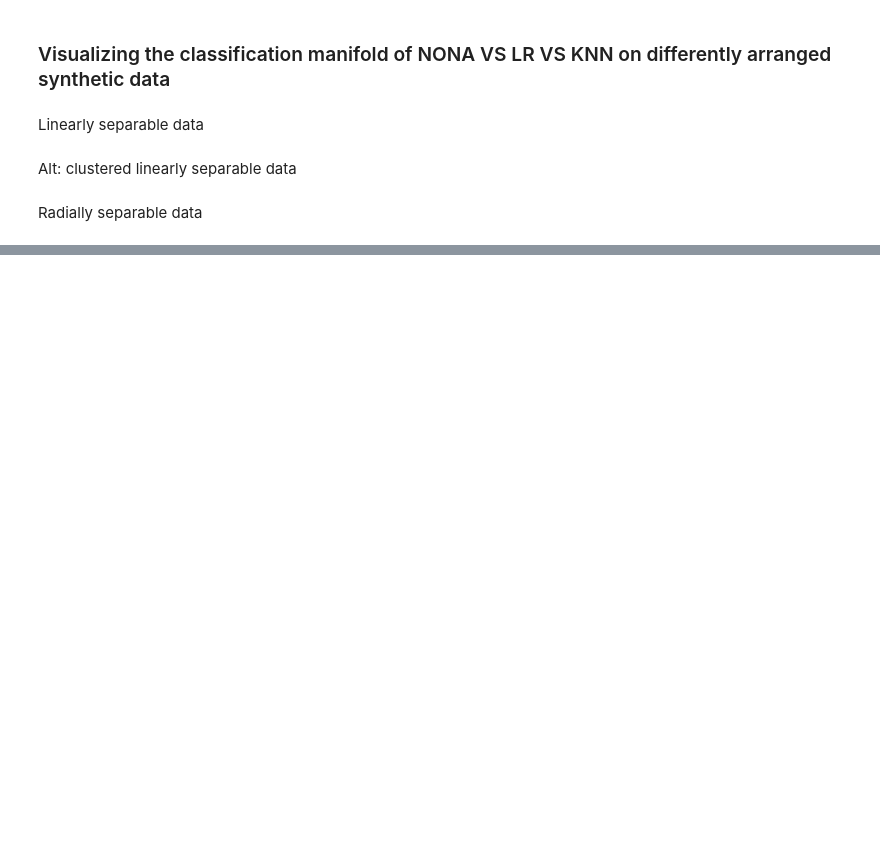
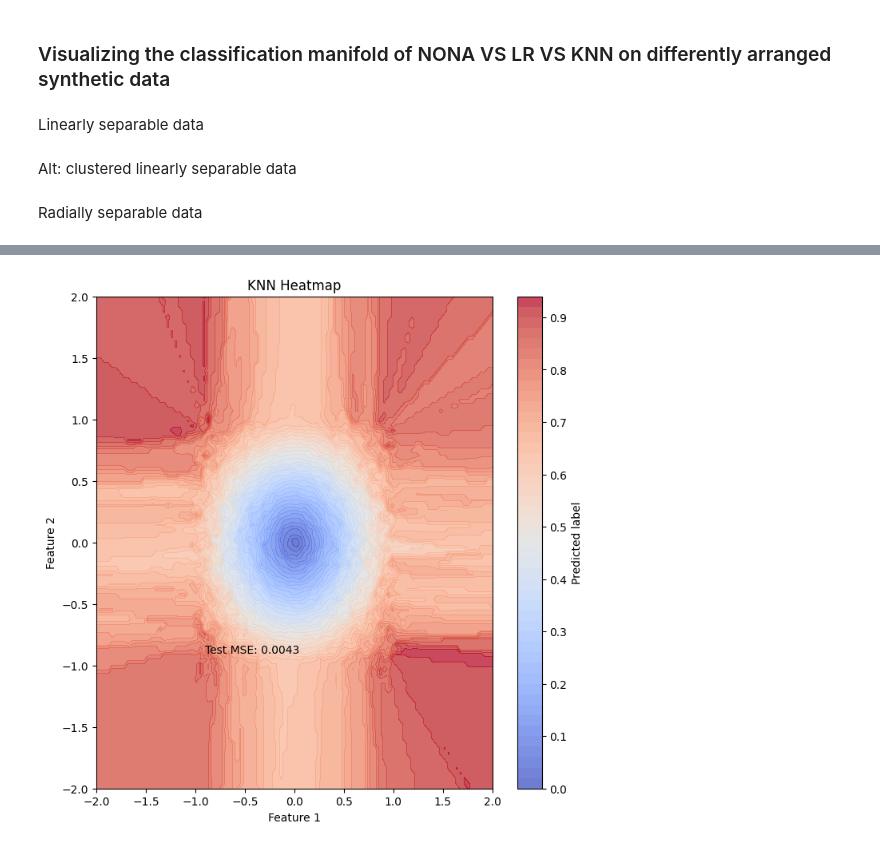
Before and after one commit to aviadsusman/nona, a Jupyter notebook: pred_manifolds_synthetic.ipynb, the cells around one changed output, grey strips where cells are left out. Saved outputs shown, nothing was run; the diff lists cells and outputs as text; code cells hidden in the pictures; blank space fills up the shorter version.

```diff
--- a/pred_manifolds_synthetic.ipynb
+++ b/pred_manifolds_synthetic.ipynb
@@ -476,0 +552,22 @@ ax.plot_wireframe(X_grid, Y_grid, Z, color ='green')
+# %%
+model = KNeighborsRegressor()
+model.fit(X_train,y_train)
+probabilities = model.predict(grid_points).reshape(grid_size, grid_size)
+
+# Plot the heatmap using contourf
+plt.figure(figsize=(8, 8))
+plt.contourf(xx, yy, probabilities, levels=50, cmap="coolwarm", alpha=0.75)
+
+# Scatter plot of data points
+# plt.scatter(X[y == 0, 0], X[y == 0, 1], color="blue", label="Class 0", alpha=0.6, edgecolor='k')
+# plt.scatter(X[y == 1, 0], X[y == 1, 1], color="red", label="Class 1", alpha=0.6, edgecolor='k')
+
+plt.xlabel("Feature 1")
+plt.ylabel("Feature 2")
+plt.title("KNN Heatmap")
+y_hat = torch.tensor(model.predict(X_test), dtype=torch.float64)
+plt.text(-0.9,-0.9,f'Test MSE: {torch.mean((y_hat-y_test)**2):.4f}')
+plt.colorbar(label="Predicted label")
+plt.show()
+# %% [output]
+[figure, added]
```
Also changed, not shown: parts of 18 cells of this notebook, 11 other files.
